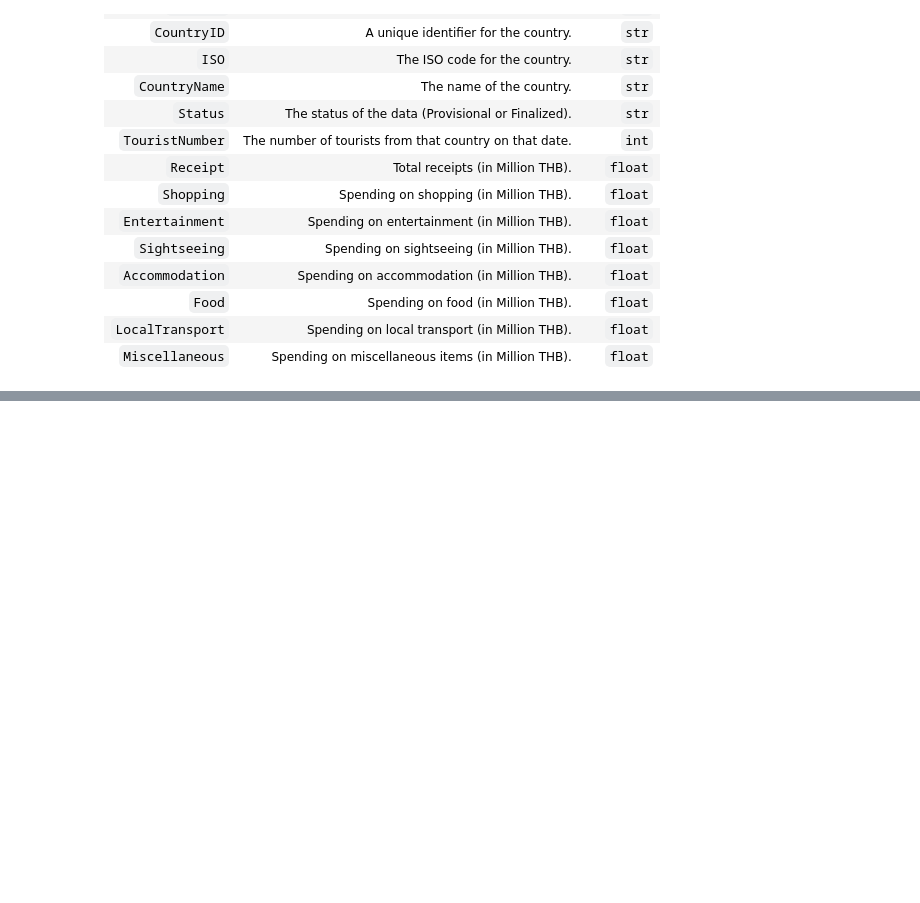
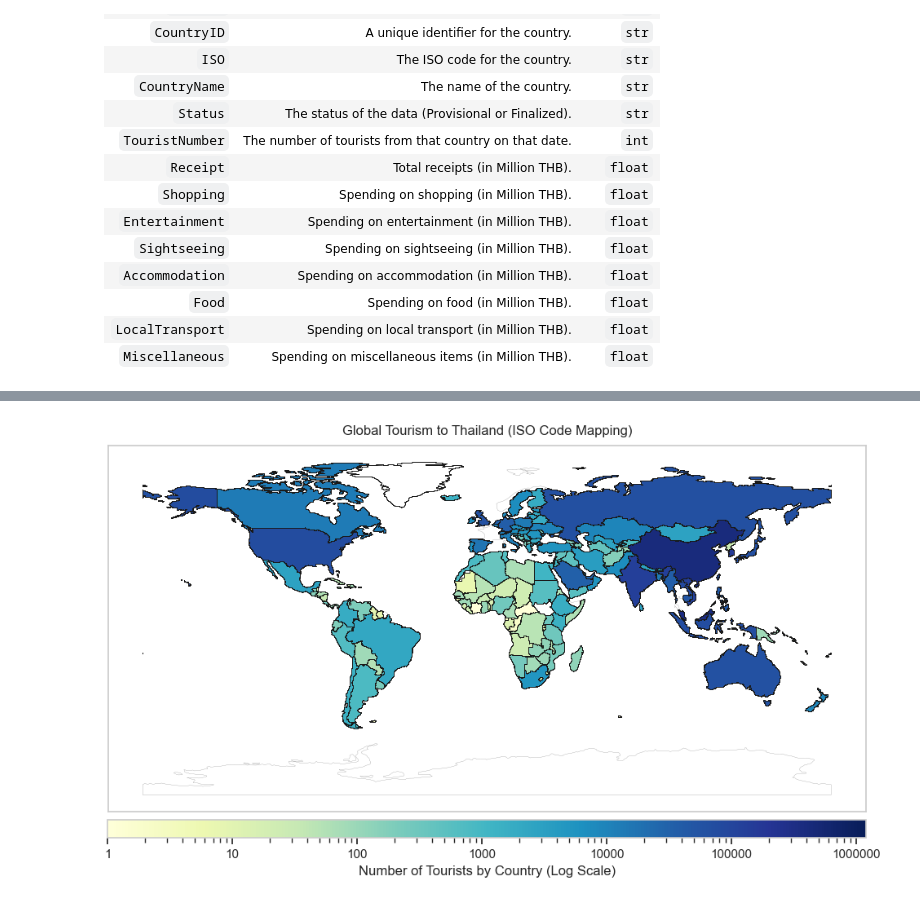
Before and after one commit to vk-poonyakanok/thailand-tourism-trend, a Jupyter notebook: Thailand_Tourism_Trends_Analysis.ipynb, the cells around one changed output, grey strips where cells are left out. Saved outputs shown, nothing was run; the diff lists cells and outputs as text; code cells hidden in the pictures; blank space fills up the shorter version.

```diff
--- a/Thailand_Tourism_Trends_Analysis.ipynb
+++ b/Thailand_Tourism_Trends_Analysis.ipynb
@@ -53,0 +161,35 @@ The dataset is sourced from the [Thailand Tourism Trend](https://data.go.th/en/d
+# %%
+# Load the world map
+world = gpd.read_file(gpd.datasets.get_path('naturalearth_lowres'))
+# %%
+from mpl_toolkits.axes_grid1 import make_axes_locatable
+
+# Merge the tourism data with the world geometry using ISO codes
+tourism_map_iso = world.merge(df, how="left", left_on="iso_a3", right_on="ISO")
+
+# Adjust the figure size and plot with a logarithmic color scale
+fig, ax = plt.subplots(1, 1, figsize=(12, 8))
+divider = make_axes_locatable(ax)
+cax = divider.append_axes("bottom", size="5%", pad=0.1)  # Reduced size for scale
+
+tourism_map_iso.boundary.plot(ax=ax, linewidth=0.1, color='k')  # Reduced border line width
+tourism_map_iso.plot(column='TouristNumber', ax=ax, legend=True,
+                     legend_kwds={'label': "Number of Tourists by Country (Log Scale)",
+                                  'orientation': "horizontal",
+                                  'cax': cax,
+                                  'format': "%.0f"},
+                     cmap='YlGnBu',
+                     edgecolor='k', linewidth=0.1,  # Reduced border line width
+                     norm=colors.LogNorm(vmin=df['TouristNumber'].min(), vmax=df['TouristNumber'].max()))
+
+# Remove grid and y-axis numbers
+ax.grid(False)
+ax.set_xticks([])  # Remove the x-axis numbers
+ax.set_yticks([])  # Remove the y-axis numbers
+
+# Move the title to the top of the plot
+plt.title('Global Tourism to Thailand (ISO Code Mapping)', pad=340)
+
+plt.show()
+# %% [output]
+[figure, added]
```
Also changed, not shown: parts of 7 cells of this notebook.
